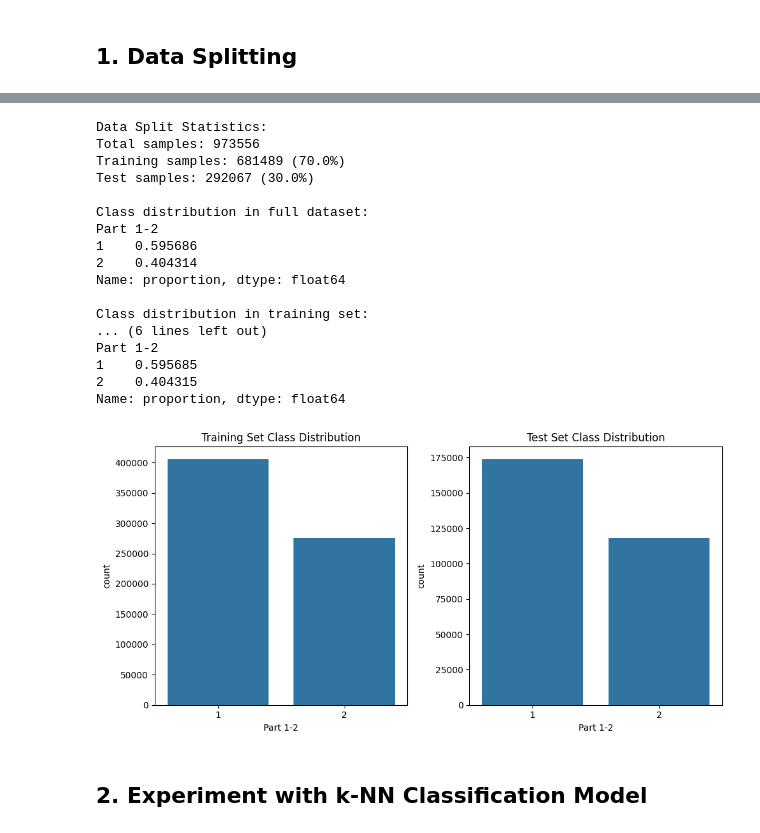
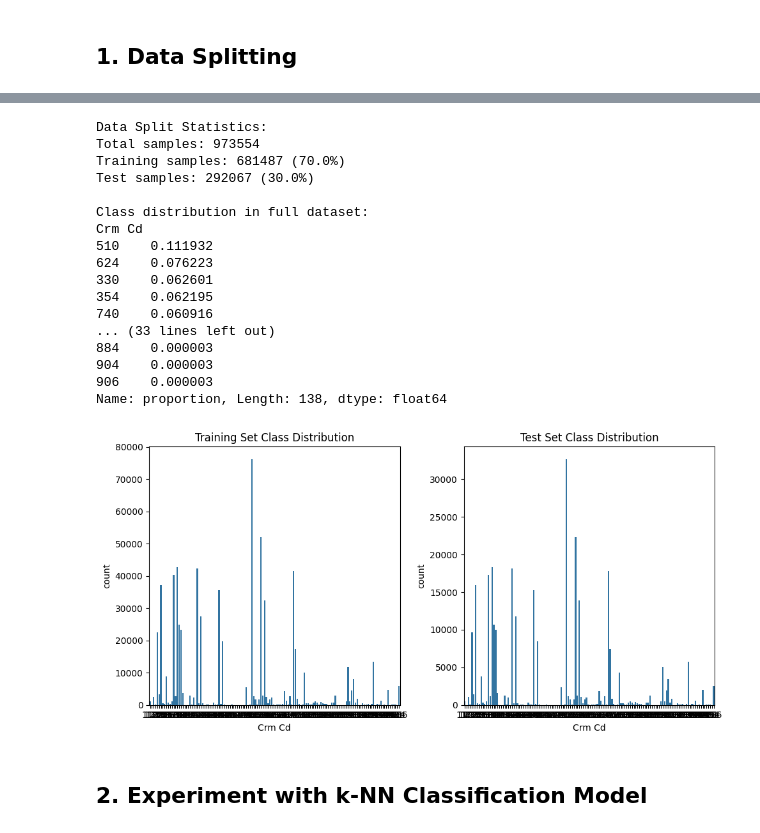
Before and after one commit to dimslalom/pap-gpa-group3, a Jupyter notebook: classification.ipynb, the cells around one changed output, grey strips where cells are left out. Cells and saved outputs as stored; diff of their text form; code cells hidden in the pictures.

Commit message:
fix data splitting

```diff
--- a/classification.ipynb
+++ b/classification.ipynb
@@ -1,2 +1,12 @@
 # %% [markdown]
 ## 1. Data Splitting
+# %%
+import pandas as pd
+import gzip
+
+# Read from the GZ file
+with gzip.open('cleaned_crime_data.csv.gz', 'rt') as f:
+    df = pd.read_csv(f)
+
+# Display the first 10 rows of the dataset
+df.head(10)
@@ -3,24 +26,37 @@
 # %%
 import pandas as pd
-import numpy as np
+import gzip
 from sklearn.model_selection import train_test_split, StratifiedKFold
-from sklearn.preprocessing import LabelEncoder, StandardScaler
+from sklearn.preprocessing import StandardScaler
+import matplotlib.pyplot as plt
 import seaborn as sns
-import matplotlib.pyplot as plt
-import gzip
 
-
-
-# 1. Load and prepare the data
 def prepare_data(df):
     # Select features for modeling
-    # Remove date columns and other non-predictive columns
-    feature_cols = df.select_dtypes(include=['int64', 'float64', 'bool']).columns.tolist()
-    feature_cols = [col for col in feature_cols if col != 'Part 1-2']  # Remove target variable
+    feature_cols = [
+        'AREA',
+        'Rpt Dist No',
+        'Premis Desc_VEHICLE STORAGE LOT (CARS, TRUCKS, RV\'S, BOATS, TRAILERS, ETC.)',
+        'Premis Desc_VEHICLE, PASSENGER/TRUCK',
+        'Premis Desc_VETERINARIAN/ANIMAL HOSPITAL',
+        'Premis Desc_VIDEO RENTAL STORE',
+        'Premis Desc_VISION CARE FACILITY*',
+        'Premis Desc_WAREHOUSE',
+        'Premis Desc_WATER FACILITY',
+        'Premis Desc_WEBSITE',
+        'Premis Desc_YARD (RESIDENTIAL/BUSINESS)',
+        'Holiday'
+    ]
 
     # Prepare X (features) and y (target)
     X = df[feature_cols]
-    y = df['Part 1-2']
+    y = df['Crm Cd']
+
+    # Filter out classes with fewer than 2 instances
+    class_counts = y.value_counts()
+    valid_classes = class_counts[class_counts >= 2].index
+    X = X[y.isin(valid_classes)]
+    y = y[y.isin(valid_classes)]
 
     return X, y
 
@@ -85,47 +121,47 @@ def main():
     # 3. Create cross-validation splits
     cv = create_cv_splits(X_train, y_train)
 
     # 4. Preprocess features
     X_train_scaled, X_test_scaled, scaler = preprocess_features(X_train, X_test)
 
     # Visual confirmation of the split
     plt.figure(figsize=(10, 5))
 
     plt.subplot(1, 2, 1)
     sns.countplot(x=y_train)
     plt.title('Training Set Class Distribution')
 
     plt.subplot(1, 2, 2)
     sns.countplot(x=y_test)
     plt.title('Test Set Class Distribution')
 
     plt.tight_layout()
     plt.show()
 
     # Return processed datasets for modeling
     return X_train_scaled, X_test_scaled, y_train, y_test, cv
 
 if __name__ == "__main__":
     X_train_scaled, X_test_scaled, y_train, y_test, cv = main()
 # %% [output]
 Data Split Statistics:
-Total samples: 973556
-Training samples: 681489 (70.0%)
+Total samples: 973554
+Training samples: 681487 (70.0%)
 Test samples: 292067 (30.0%)
 
 Class distribution in full dataset:
-Part 1-2
-1    0.595686
-2    0.404314
-Name: proportion, dtype: float64
-
-Class distribution in training set:
-... (6 lines left out)
-Part 1-2
-1    0.595685
-2    0.404315
-Name: proportion, dtype: float64
+Crm Cd
+510    0.111932
+624    0.076223
+330    0.062601
+354    0.062195
+740    0.060916
+... (33 lines left out)
+884    0.000003
+904    0.000003
+906    0.000003
+Name: proportion, Length: 138, dtype: float64
-[figure, old version]
+[figure, new version]
 # %% [markdown]
 ## 2. Experiment with k-NN Classification Model
 # %% [markdown]
```
Also changed, not shown: parts of 4 cells of this notebook.
